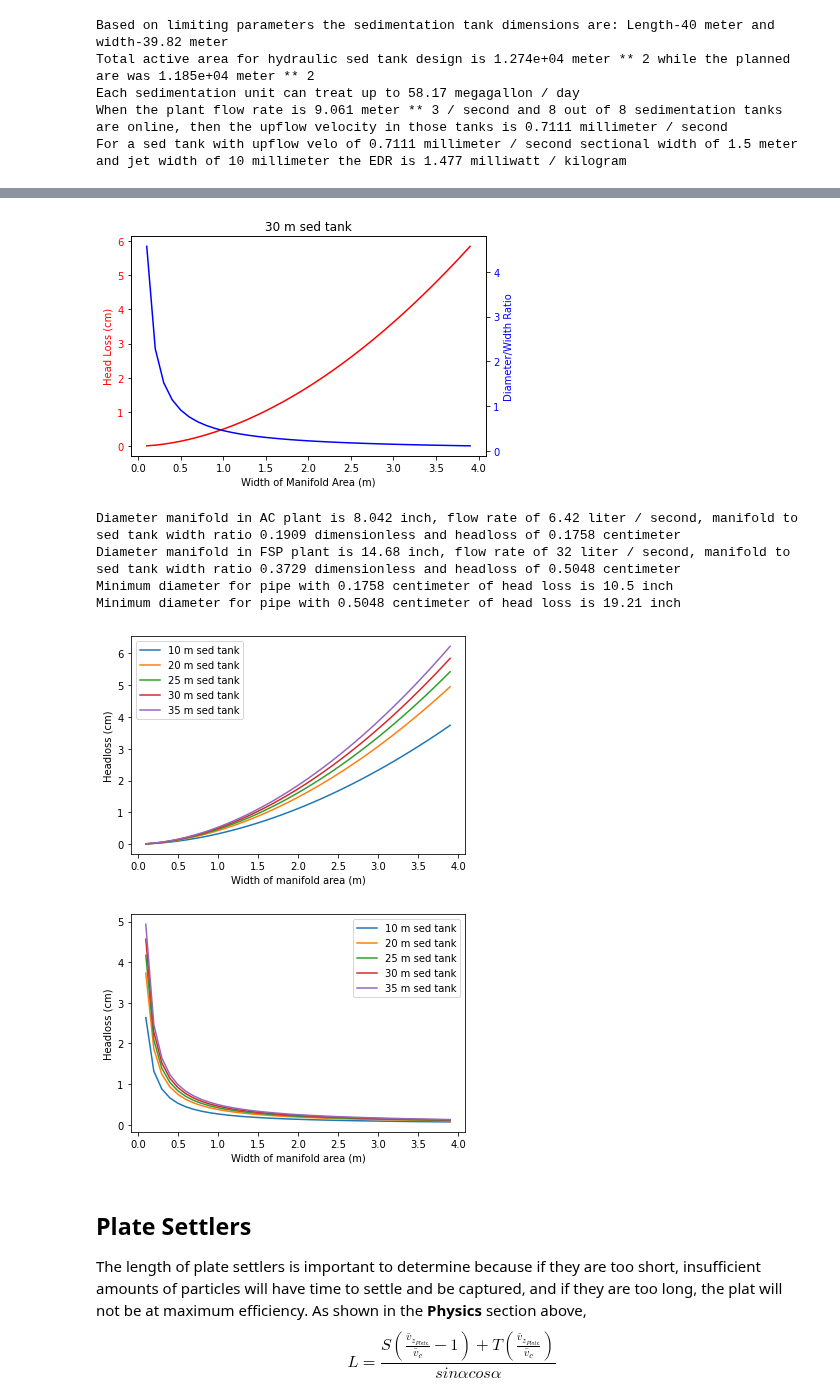
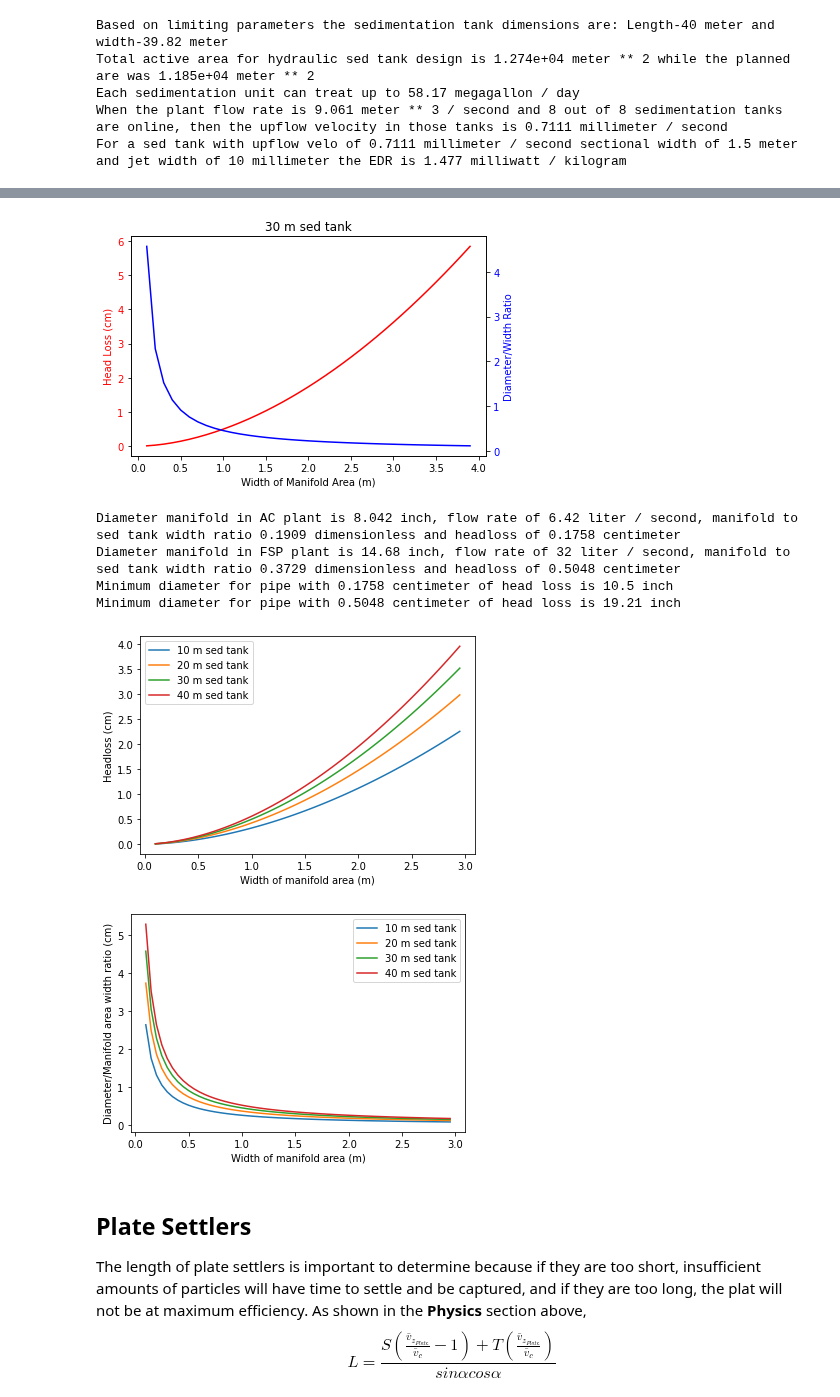
Before and after one commit to MWSteams/4590FSP, a Jupyter notebook: Sedimentation_Hydraulic.ipynb, the cells around one changed output, grey strips where cells are left out. Drawn from its saved outputs; the diff is of its cells as text; code cells hidden in the pictures.

```diff
--- a/Sedimentation_Hydraulic.ipynb
+++ b/Sedimentation_Hydraulic.ipynb
@@ -533,13 +533,13 @@ fig.tight_layout()
 plt.show()
 
 
-lengths=[10,20,25,30,35]
+lengths=[10,20,30,40]
 for l in lengths:
   l=l*u.m
   d_w_ratio=[]
   headloss=[]
   widths=[]
-  for w in np.arange(0.1,4,.1):
+  for w in np.arange(0.1,3,0.05):
     w=w*u.m
     manifold_w=manifold(W_Diffuser , max_V , w , l , Ratio_flow)
     wd=(manifold_w[0]/w).to(u.dimensionless)
@@ -558,7 +558,7 @@ for l in lengths:
   string='%i m sed tank' %l_dim
   plt.plot(widths,d_w_ratio,label=string)
   plt.xlabel('Width of manifold area (m)')
-  plt.ylabel('Headloss (cm)')
+  plt.ylabel('Diameter/Manifold area width ratio (cm)')
   plt.legend()
 
 
@@ -575,35 +575,35 @@ head_loss_manifold_AC_2 = ac.headloss_manifold(manifold_AC[1], manifold_AC[0], L
 head_loss_manifold_FSP_2 = ac.headloss_manifold(manifold_FSP[1], manifold_FSP[0], length_sed_unit_FSP, KMinor_manifold, Nu, Roughness, NumOutlets=n_diffusers_FSP )
 
 
 print('Diameter manifold in AC plant is '+str(manifold_AC[0])+', flow rate of '+str(manifold_AC[1])+
       ', manifold to sed tank width ratio '+str(ratio_manifold_sed_AC)+' and headloss of '+str(head_loss_manifold_AC_2.to(u.cm)) )
 print('Diameter manifold in FSP plant is '+str(manifold_FSP[0])+', flow rate of '+str(manifold_FSP[1])+
       ', manifold to sed tank width ratio '+str(ratio_manifold_sed_FSP)+' and headloss of '+str(head_loss_manifold_FSP_2.to(u.cm)) )
 
 
 ## next calculate the diameter of a pipe based on desired max head loss value
 # Issue with the previous analysis is that if works if the headloss is kept low. With our higher flow rates this
 # may not be true
 
 diam_manifold_AC = ac.diam_pipe(manifold_AC[1], head_loss_manifold_AC_2, L_Sed , Nu, Roughness,KMinor_manifold)
 diam_manifold_FSP = ac.diam_pipe(manifold_FSP[1], head_loss_manifold_FSP_2, length_sed_unit_FSP , Nu, Roughness, KMinor_manifold)
 
 # What amount of head loss in the manifold is acceptable? Should we try to keep the head loss as low as in the AC designs?
 # if we do that then we can set the head loss in diam_manifold_FSP equal to head_loss_manifold_AC_2
 # more head loss in the pipe could probably help flow distribution and counter the pressure recovery
 
 print('Minimum diameter for pipe with '+str(head_loss_manifold_AC_2.to(u.cm))+' of head loss is '+str(diam_manifold_AC.to(u.inch)))
 print('Minimum diameter for pipe with '+str(head_loss_manifold_FSP_2.to(u.cm))+' of head loss is '+str(diam_manifold_FSP.to(u.inch)))
 # %% [output]
 [figure]
 [figure]
 [figure]
 Diameter manifold in AC plant is 8.042 inch, flow rate of 6.42 liter / second, manifold to sed tank width ratio 0.1909 dimensionless and headloss of 0.1758 centimeter
 Diameter manifold in FSP plant is 14.68 inch, flow rate of 32 liter / second, manifold to sed tank width ratio 0.3729 dimensionless and headloss of 0.5048 centimeter
 Minimum diameter for pipe with 0.1758 centimeter of head loss is 10.5 inch
 Minimum diameter for pipe with 0.5048 centimeter of head loss is 19.21 inch
-[figure, old version]
+[figure, new version]
-[figure, old version]
+[figure, new version]
 # %% [markdown]
 ## Plate Settlers
 
```
